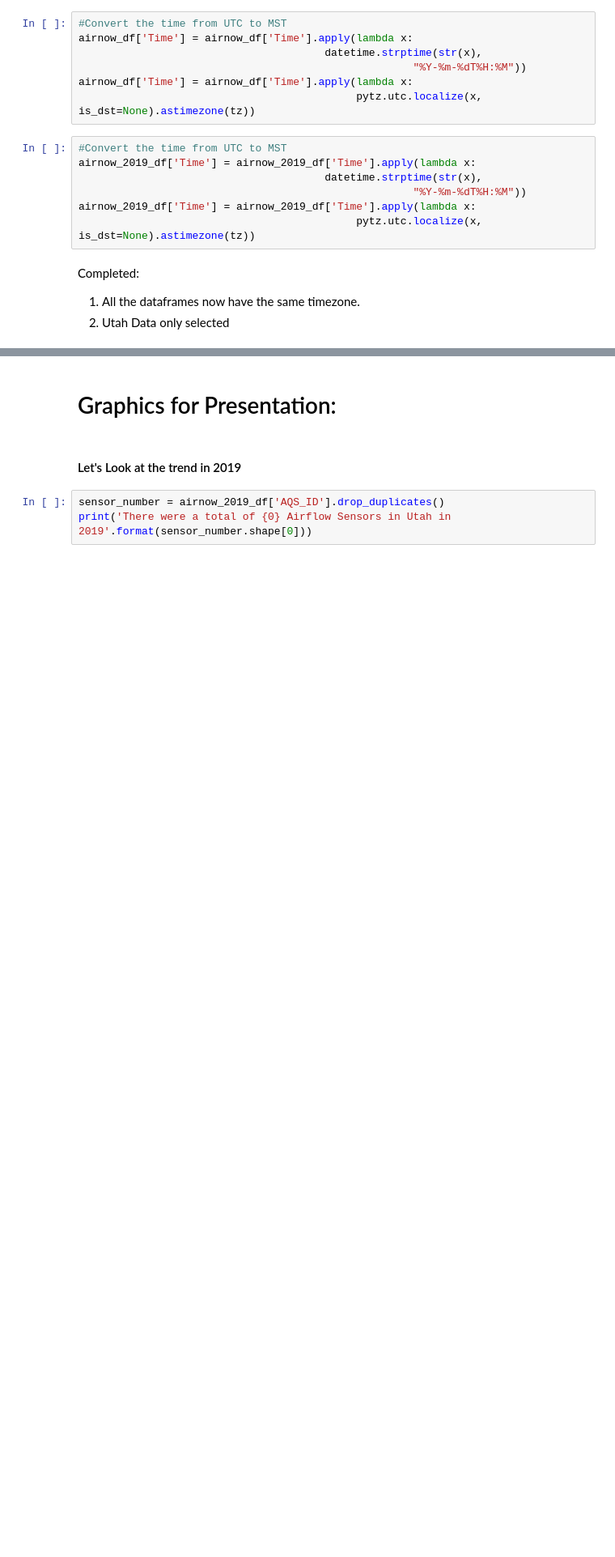
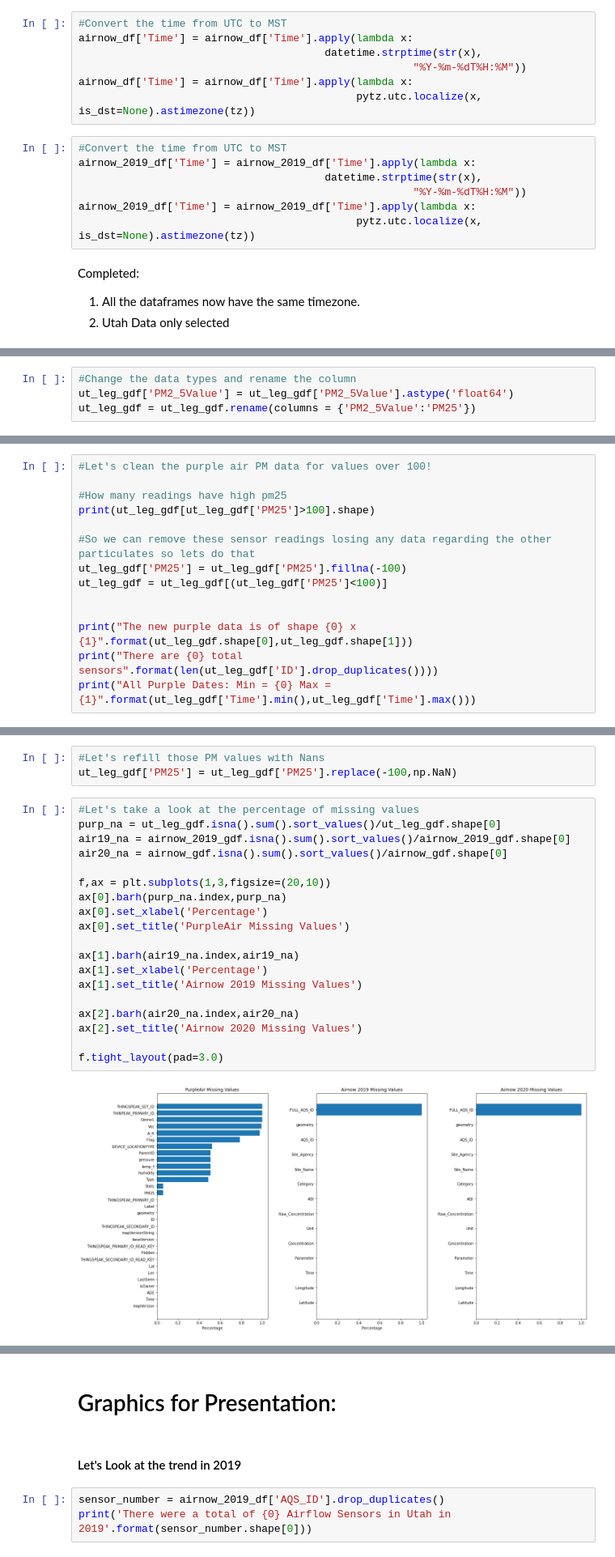
Before and after one commit to greglee1905/Purp_Air_Analysis, a Jupyter notebook: purpair_v1.ipynb, the cells around one changed output, grey strips where cells are left out. Shown at 81% size. Saved outputs shown, nothing was run; the diff lists cells and outputs as text; blank space fills up the shorter version.

```diff
--- a/purpair_v1.ipynb
+++ b/purpair_v1.ipynb
@@ -434,0 +439,4 @@ Conclusion: The airnow data is most complete. There is missing data fairly often
+# %%
+#Change the data types and rename the column
+ut_leg_gdf['PM2_5Value'] = ut_leg_gdf['PM2_5Value'].astype('float64')
+ut_leg_gdf = ut_leg_gdf.rename(columns = {'PM2_5Value':'PM25'})
@@ -434,0 +471,14 @@ Conclusion: The airnow data is most complete. There is missing data fairly often
+# %%
+#Let's clean the purple air PM data for values over 100!
+
+#How many readings have high pm25
+print(ut_leg_gdf[ut_leg_gdf['PM25']>100].shape)
+
+#So we can remove these sensor readings losing any data regarding the other particulates so lets do that
+ut_leg_gdf['PM25'] = ut_leg_gdf['PM25'].fillna(-100)
+ut_leg_gdf = ut_leg_gdf[(ut_leg_gdf['PM25']<100)]
+
+
+print("The new purple data is of shape {0} x {1}".format(ut_leg_gdf.shape[0],ut_leg_gdf.shape[1]))
+print("There are {0} total sensors".format(len(ut_leg_gdf['ID'].drop_duplicates())))
+print("All Purple Dates: Min = {0} Max = {1}".format(ut_leg_gdf['Time'].min(),ut_leg_gdf['Time'].max()))
@@ -434,0 +492,24 @@ Conclusion: The airnow data is most complete. There is missing data fairly often
+# %%
+#Let's refill those PM values with Nans
+ut_leg_gdf['PM25'] = ut_leg_gdf['PM25'].replace(-100,np.NaN)
+# %%
+#Let's take a look at the percentage of missing values
+purp_na = ut_leg_gdf.isna().sum().sort_values()/ut_leg_gdf.shape[0]
+air19_na = airnow_2019_gdf.isna().sum().sort_values()/airnow_2019_gdf.shape[0]
+air20_na = airnow_gdf.isna().sum().sort_values()/airnow_gdf.shape[0]
+
+f,ax = plt.subplots(1,3,figsize=(20,10))
+ax[0].barh(purp_na.index,purp_na)
+ax[0].set_xlabel('Percentage')
+ax[0].set_title('PurpleAir Missing Values')
+
+ax[1].barh(air19_na.index,air19_na)
+ax[1].set_xlabel('Percentage')
+ax[1].set_title('Airnow 2019 Missing Values')
+
+ax[2].barh(air20_na.index,air20_na)
+ax[2].set_title('Airnow 2020 Missing Values')
+
+f.tight_layout(pad=3.0)
+# %% [output]
+[figure, added]
```
Also changed, not shown: parts of 75 cells of this notebook, 53 other files.
